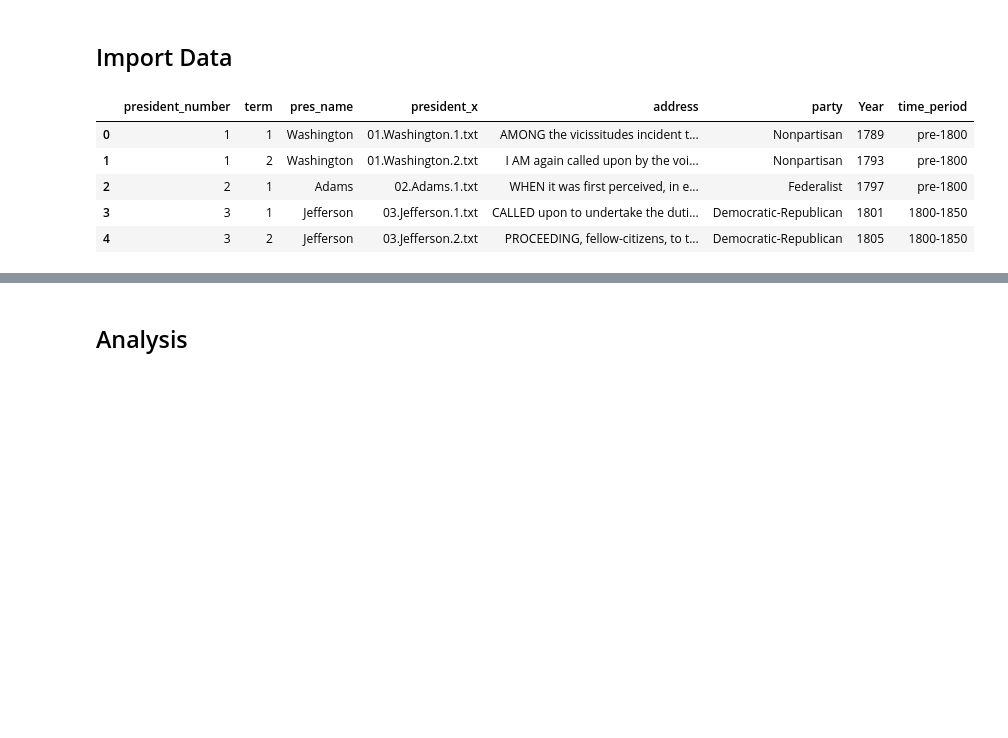
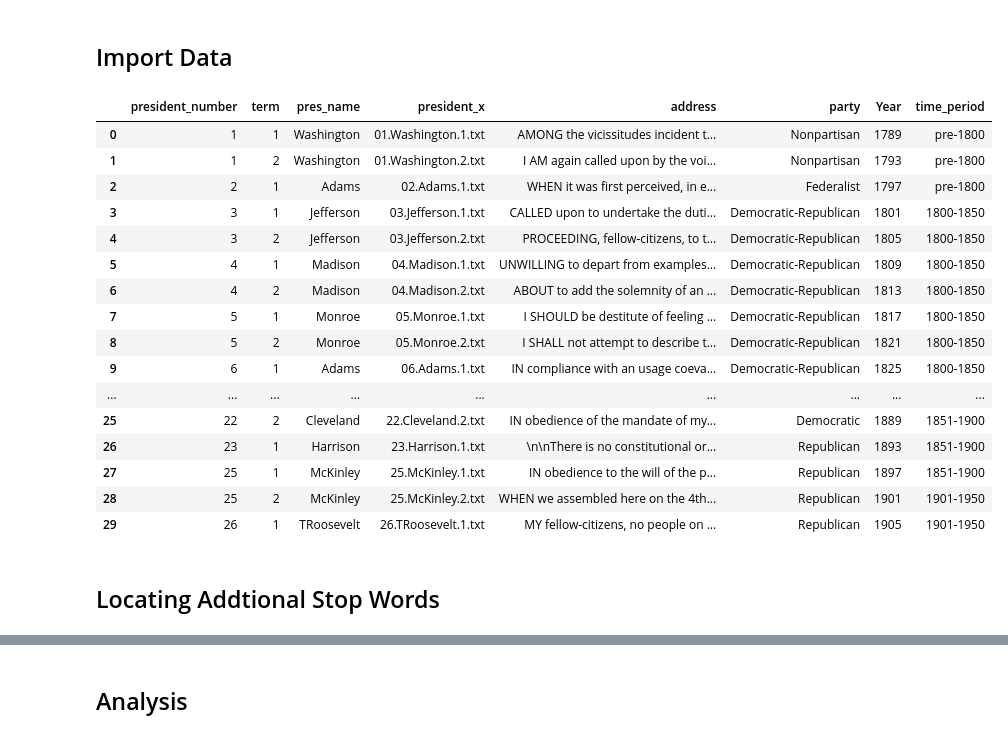
Before and after one commit to andrewdouglassmith1/NLP_Inaugural_Addresses, a Jupyter notebook: Code/03_NLP_Analysis.ipynb, the cells around one changed output, grey strips where cells are left out. Saved outputs shown, nothing was run; the diff lists cells and outputs as text; code cells hidden in the pictures; blank space fills up the shorter version.

```diff
--- a/Code/03_NLP_Analysis.ipynb
+++ b/Code/03_NLP_Analysis.ipynb
@@ -30,13 +81,26 @@ from sklearn.decomposition import NMF
 # %%
 # Load Pickled Dataframe from Cleaning Notebook into a DataFrame
 path = r"C:\Users\Andrew\Documents\Metis\NLP_Inaugural_Addresses\Pickled_Files\cleaned_addresses.pkl"
 
 df = pickle.load(open(path,'rb'))
-df.head()
+df.head(30)
 # %% [output]
 |  | president_number | term | pres_name | president_x | address | party | Year | time_period |
 | 0 | 1 | 1 | Washington | 01.Washington.1.txt | AMONG the vicissitudes incident t... | Nonpartisan | 1789 | pre-1800 |
 | 1 | 1 | 2 | Washington | 01.Washington.2.txt | I AM again called upon by the voi... | Nonpartisan | 1793 | pre-1800 |
 | 2 | 2 | 1 | Adams | 02.Adams.1.txt | WHEN it was first perceived, in e... | Federalist | 1797 | pre-1800 |
 | 3 | 3 | 1 | Jefferson | 03.Jefferson.1.txt | CALLED upon to undertake the duti... | Democratic-Republican | 1801 | 1800-1850 |
 | 4 | 3 | 2 | Jefferson | 03.Jefferson.2.txt | PROCEEDING, fellow-citizens, to t... | Democratic-Republican | 1805 | 1800-1850 |
+| 5 | 4 | 1 | Madison | 04.Madison.1.txt | UNWILLING to depart from examples... | Democratic-Republican | 1809 | 1800-1850 |
+| 6 | 4 | 2 | Madison | 04.Madison.2.txt | ABOUT to add the solemnity of an ... | Democratic-Republican | 1813 | 1800-1850 |
+| 7 | 5 | 1 | Monroe | 05.Monroe.1.txt | I SHOULD be destitute of feeling ... | Democratic-Republican | 1817 | 1800-1850 |
+| 8 | 5 | 2 | Monroe | 05.Monroe.2.txt | I SHALL not attempt to describe t... | Democratic-Republican | 1821 | 1800-1850 |
+| 9 | 6 | 1 | Adams | 06.Adams.1.txt | IN compliance with an usage coeva... | Democratic-Republican | 1825 | 1800-1850 |
+| ... | ... | ... | ... | ... | ... | ... | ... | ... |
+| 25 | 22 | 2 | Cleveland | 22.Cleveland.2.txt | IN obedience of the mandate of my... | Democratic | 1889 | 1851-1900 |
+| 26 | 23 | 1 | Harrison | 23.Harrison.1.txt | \n\nThere is no constitutional or... | Republican | 1893 | 1851-1900 |
+| 27 | 25 | 1 | McKinley | 25.McKinley.1.txt | IN obedience to the will of the p... | Republican | 1897 | 1851-1900 |
+| 28 | 25 | 2 | McKinley | 25.McKinley.2.txt | WHEN we assembled here on the 4th... | Republican | 1901 | 1901-1950 |
+| 29 | 26 | 1 | TRoosevelt | 26.TRoosevelt.1.txt | MY fellow-citizens, no people on ... | Republican | 1905 | 1901-1950 |
+# %% [markdown]
+## Locating Addtional Stop Words
```
Also changed, not shown: parts of 47 cells of this notebook, 2 other files.
